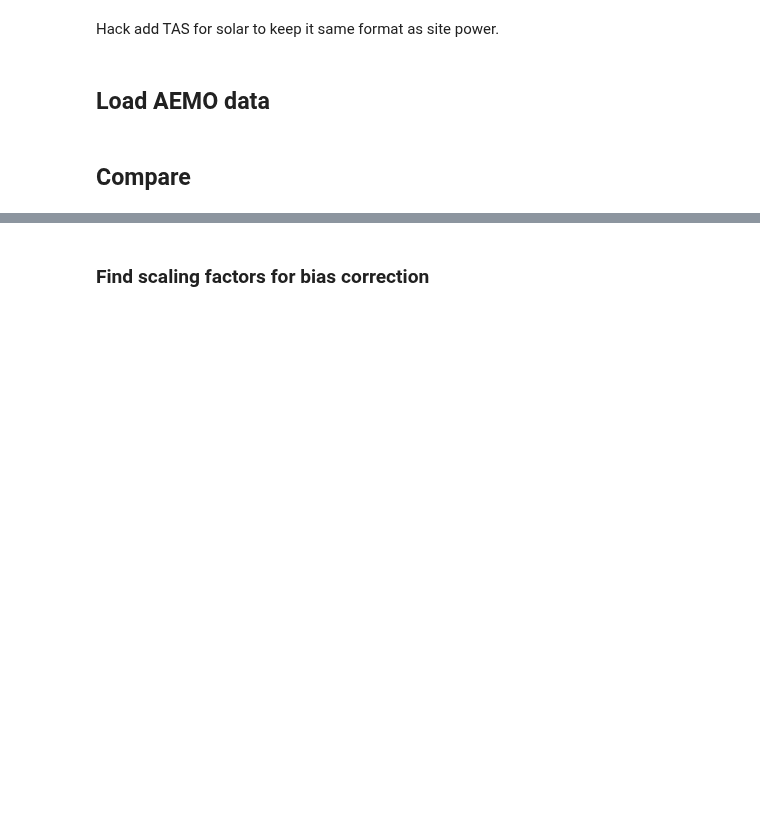
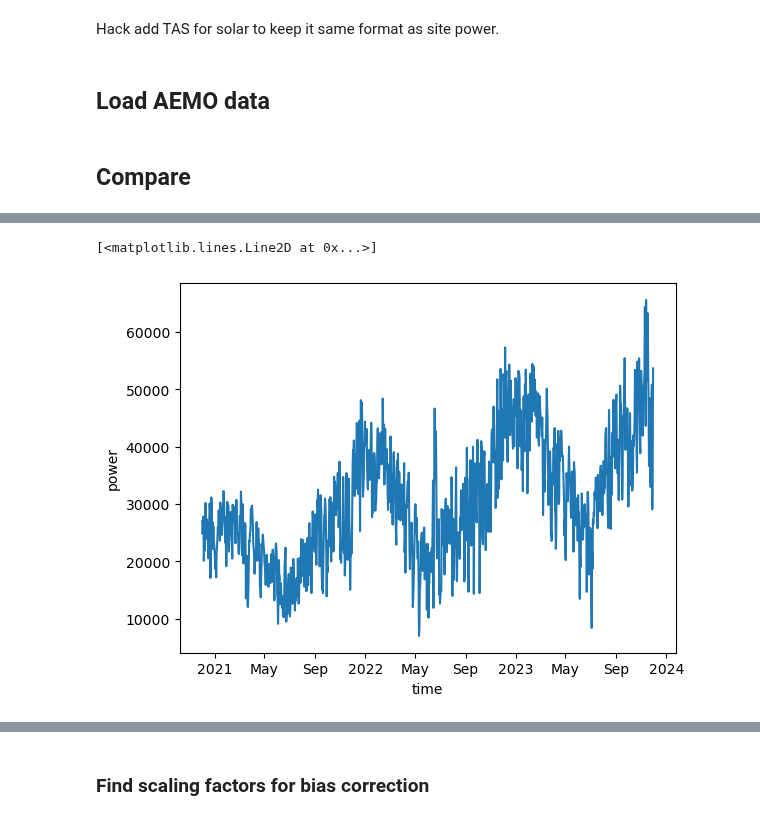
Before and after one commit to dougrichardson/power_models, a Jupyter notebook: 11_compare_power.ipynb, the cells around one changed output, grey strips where cells are left out. Drawn from its saved outputs; the diff is of its cells as text; code cells hidden in the pictures; blank space fills up the shorter version.

```diff
--- a/11_compare_power.ipynb
+++ b/11_compare_power.ipynb
@@ -150,0 +204,9 @@ aemo_solar = df_to_xarray(aemo_solar).compute()
+# %%
+aemo_solar = xr.concat(
+    solar_list[:],
+    dim="time"
+)
+# %%
+aemo_solar_std = aemo_solar.power.std("time") * 4
+# %%
+aemo_solar_no_outliers = aemo_solar.where(aemo_solar.power <= aemo_solar.power.mean("time") + aemo_solar_std)
@@ -151,3 +222,8 @@ aemo_solar = df_to_xarray(aemo_solar).compute()
+# %%
+aemo_solar_no_outliers.power.sum("region").resample(time="1D").sum().plot()
+# %% [output]
+[<matplotlib.lines.Line2D at 0x...>]
+[figure, added]
 # %%
 def scatter(ax, region, fuel_type, obs, mod, energy_units, plot_daily=True, plot_monthly=True, add_legend=False, alpha=0.5):
     """
```
Also changed, not shown: parts of 26 cells of this notebook.
